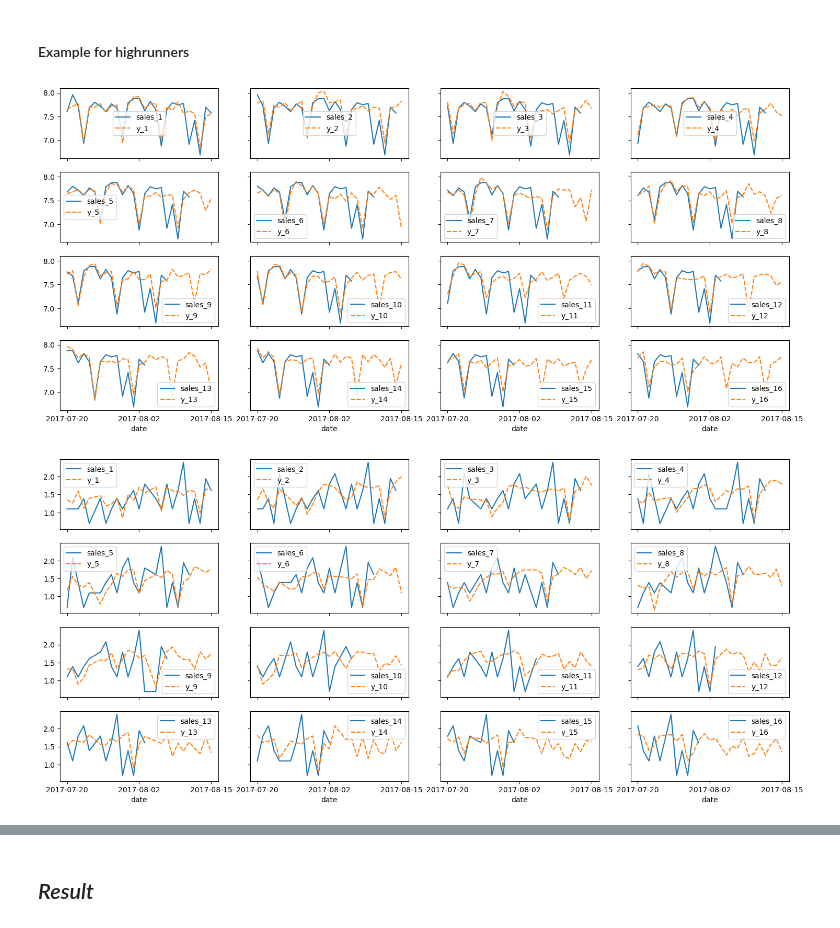
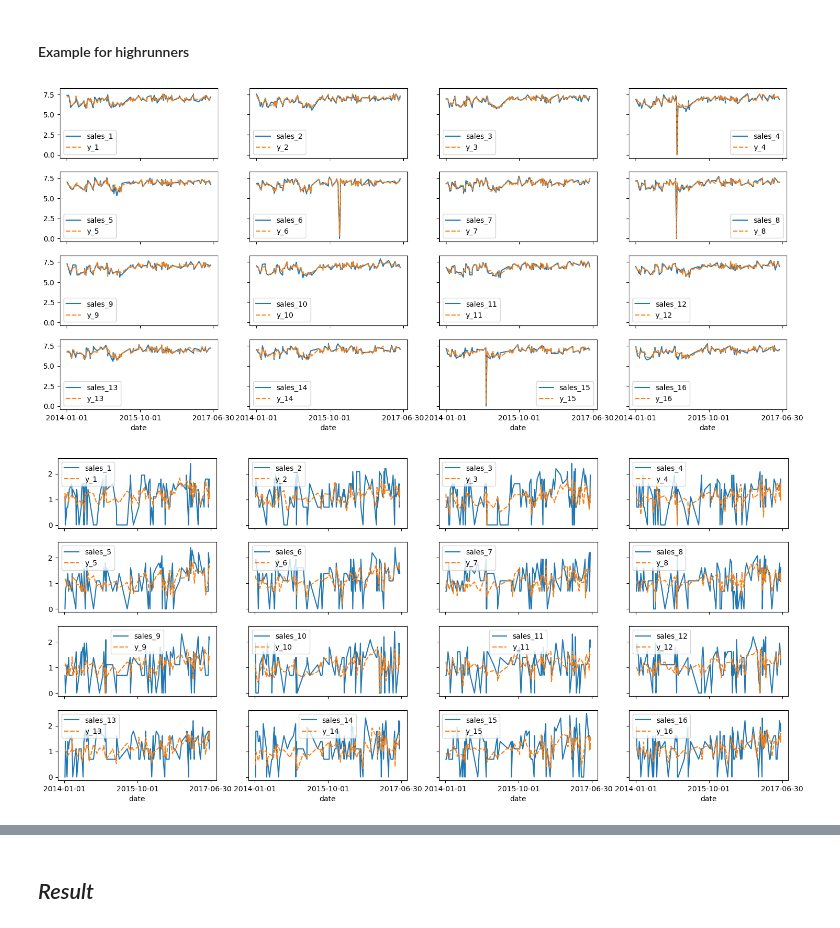
Before and after one commit to ximfac/store_sales, a Jupyter notebook: modeling.ipynb, the cells around one changed output, grey strips where cells are left out. Saved outputs shown, nothing was run; the diff lists cells and outputs as text; code cells hidden in the pictures.

```diff
--- a/modeling.ipynb
+++ b/modeling.ipynb
@@ -722,0 +698,4 @@ l1
+# %%
+test = test.loc[test.index < '2017-07-01']
+# %%
+test = test.sort_index()
@@ -818,3 +857,5 @@ Shrink model to first 3185 iterations.
+# %%
+holdout = test.copy()
 # %%
 results = pd.DataFrame(columns=range(1,17))
 for n in range(len(y_cols)):
@@ -866,21 +883,21 @@ results
 # %%
 fig, axes = plt.subplots(4,4, figsize = (18,8), sharex=True, sharey=True)
 for n in range(16):
-    sns.lineplot(holdout.loc[(holdout.store_nbr == 1) &\
-             (holdout.family == 'BEVERAGES'), [f'sales_{n+1}', f'y_{n+1}']], ax = axes[n//4][n%4])
+    sns.lineplot(data = holdout.loc[(holdout.store_nbr == 10) & (holdout.family == 'BEVERAGES'),
+                                    [f'sales_{n+1}', f'y_{n+1}']], ax = axes[n//4][n%4])
 plt.xticks(pd.date_range(holdout.index[0], holdout.index[-1], 3))
 plt.show()
 # %% [output]
-[figure, old version]
+[figure, new version]
 # %%
 fig, axes = plt.subplots(4,4, figsize = (18,8), sharex=True, sharey=True)
 for n in range(16):
-    sns.lineplot(holdout.loc[(holdout.store_nbr == 1) &\
+    sns.lineplot(data = holdout.loc[(holdout.store_nbr == 1) &\
              (holdout.family == 'BEAUTY'), [f'sales_{n+1}', f'y_{n+1}']], ax = axes[n//4][n%4])
 plt.xticks(pd.date_range(holdout.index[0], holdout.index[-1], 3))
 plt.show()
 # %% [output]
-[figure, old version]
+[figure, new version]
 # %%
 feature_importance_df = cat.get_feature_importance(prettified=True)
 # %%
```
Also changed, not shown: parts of 35 cells of this notebook, 1 other file.
